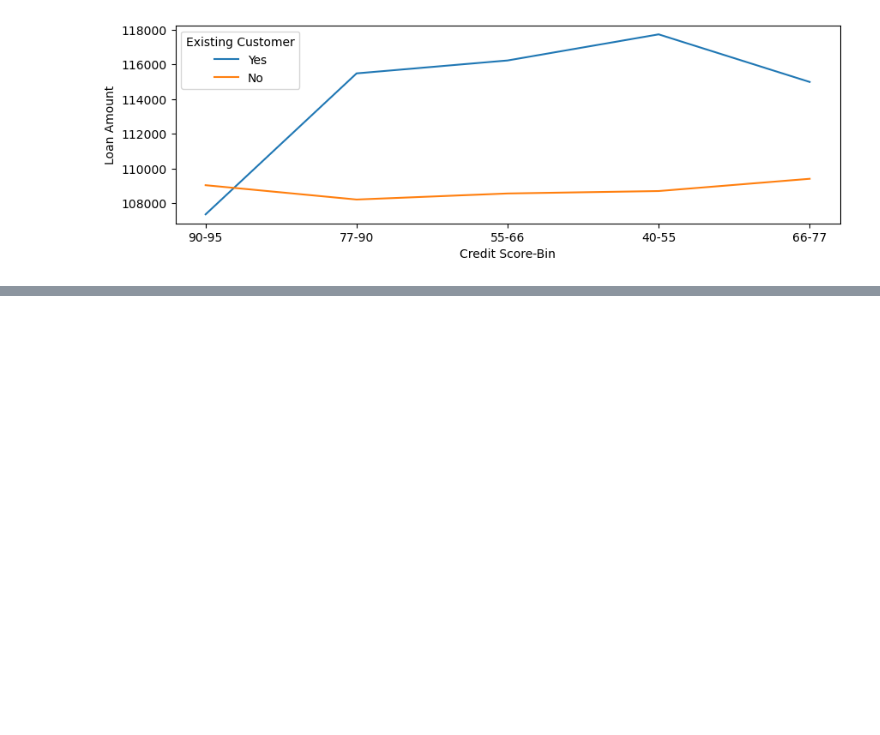
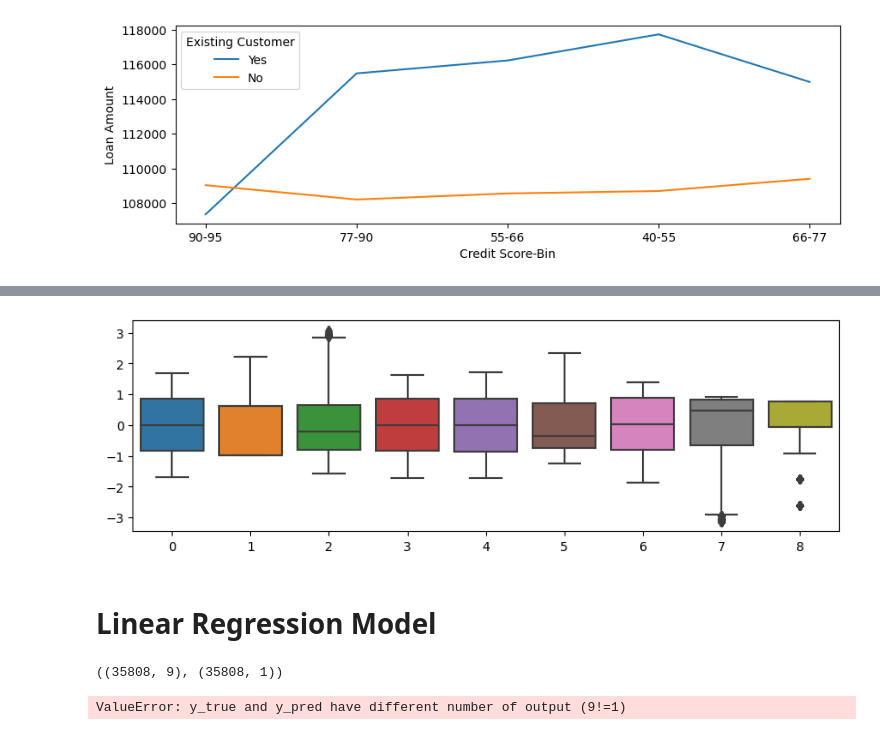
Before and after one commit to NithinKumarKR/Loan-Default-Prediction, a Jupyter notebook: Untitled2.ipynb, the cells around one changed output, grey strips where cells are left out. Saved outputs shown, nothing was run; the diff lists cells and outputs as text; code cells hidden in the pictures; blank space fills up the shorter version.

```diff
--- a/Untitled2.ipynb
+++ b/Untitled2.ipynb
@@ -464,0 +602,5 @@ KeyError: 'Gender'
+# %%
+from sklearn.preprocessing import StandardScaler
+scaler=StandardScaler()
+x_train_scaled=scaler.fit_transform(x_train)
+x_test_scaled=scaler.transform(x_train)
@@ -464,0 +630,7 @@ KeyError: 'Gender'
+# %%
+plt.figure(figsize=(10,3))
+sns.boxplot(x_test_scaled);
+# %% [output]
+[figure, added]
+# %% [markdown]
+# Linear Regression Model
@@ -464,0 +644,8 @@ KeyError: 'Gender'
+# %%
+x_test_scaled.shape,y_pred.shape
+# %% [output]
+((35808, 9), (35808, 1))
+# %%
+mae=mean_absolute_error(x_test_scaled,y_pred)
+# %% [output]
+ValueError: y_true and y_pred have different number of output (9!=1)
```
Also changed, not shown: parts of 36 cells of this notebook.
